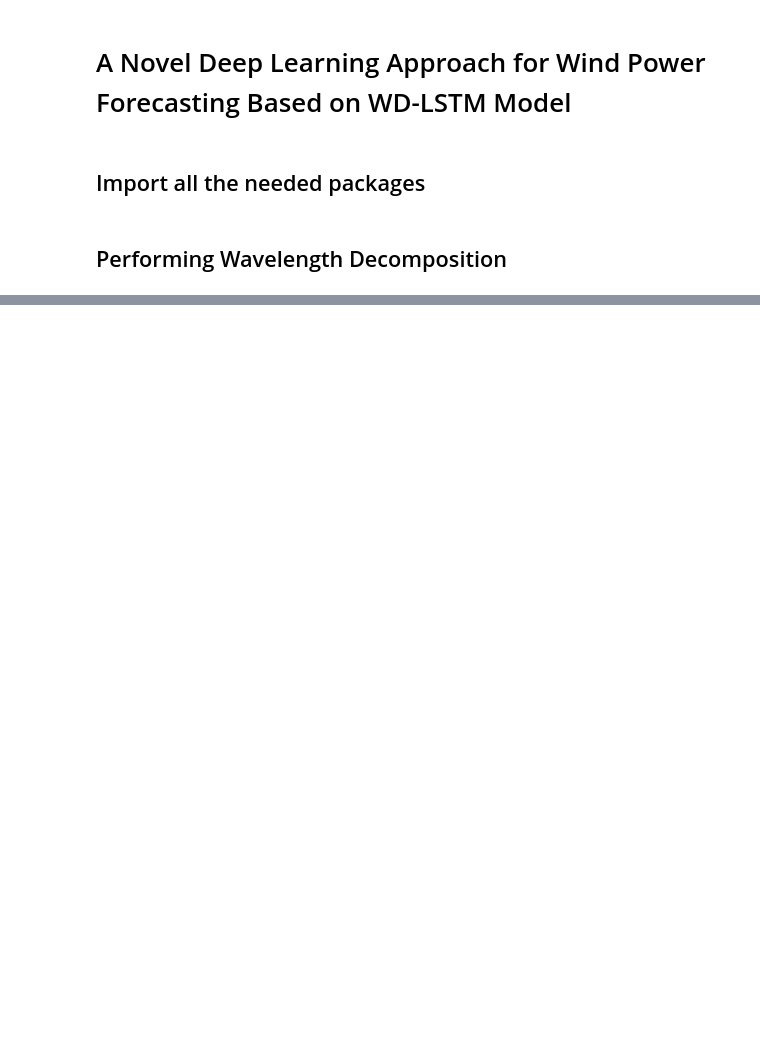
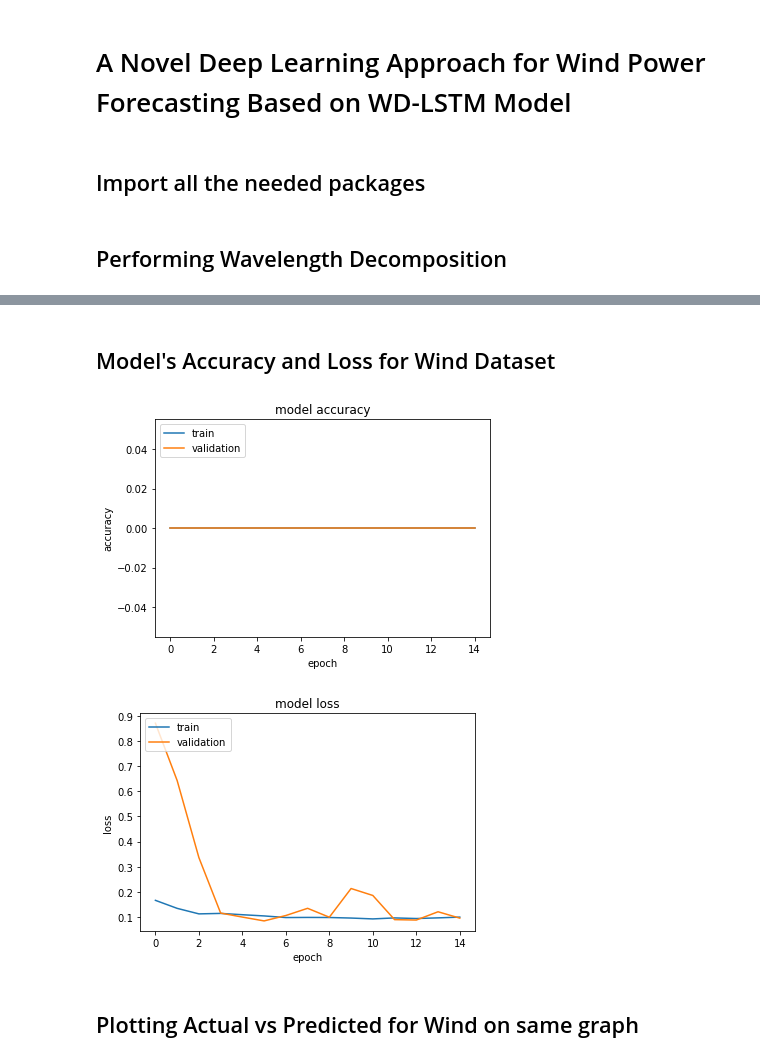
Before and after one commit to DheerajKN/Renewable-Energy-Prediction, a Jupyter notebook: 4. WD + LSTM.ipynb, the cells around one changed output, grey strips where cells are left out. Cells and saved outputs as stored; diff of their text form; code cells hidden in the pictures; blank space fills up the shorter version.

```diff
--- a/4. WD + LSTM.ipynb
+++ b/4. WD + LSTM.ipynb
@@ -90,0 +219,14 @@ X2
+# %%
+model = Sequential()
+model.add(Input(shape=(4,)))
+model.add(Reshape((-1,1)))
+#Creating 2 LSTMs with 64 units and relu Activation
+model.add(LSTM(64, activation = 'relu', input_shape = X_wind_train.shape, return_sequences=True))
+model.add(LSTM(64, activation = 'relu', return_sequences=False))
+#Attaching a Dense Layer of the same unit size
+model.add(Dense(64))
+#Batch Normalization on the output from the dense layer
+model.add(BatchNormalization())
+#Extracting single output using Dense of 1
+model.add(Dense(1))
+model.summary()
@@ -90,0 +254,3 @@ X2
+# %%
+model.compile('adam', 'mse', ['accuracy'])
+history = model.fit(X_wind_train, y_wind_train, validation_data=(X_wind_valid, y_wind_valid), epochs=15)
@@ -90,0 +280,23 @@ X2
+# %% [markdown]
+## Model's Accuracy and Loss for Wind Dataset
+# %%
+plt.plot(history.history['accuracy'])
+plt.plot(history.history['val_accuracy'])
+plt.title('model accuracy')
+plt.ylabel('accuracy')
+plt.xlabel('epoch')
+plt.legend(['train', 'validation'], loc='upper left')
+plt.show()
+
+plt.plot(history.history['loss'])
+plt.plot(history.history['val_loss'])
+plt.title('model loss')
+plt.ylabel('loss')
+plt.xlabel('epoch')
+plt.legend(['train', 'validation'], loc='upper left')
+plt.show()
+# %% [output]
+[figure, added]
+[figure, added]
+# %% [markdown]
+## Plotting Actual vs Predicted for Wind on same graph
```
Also changed, not shown: parts of 32 cells of this notebook, 2 other files.
